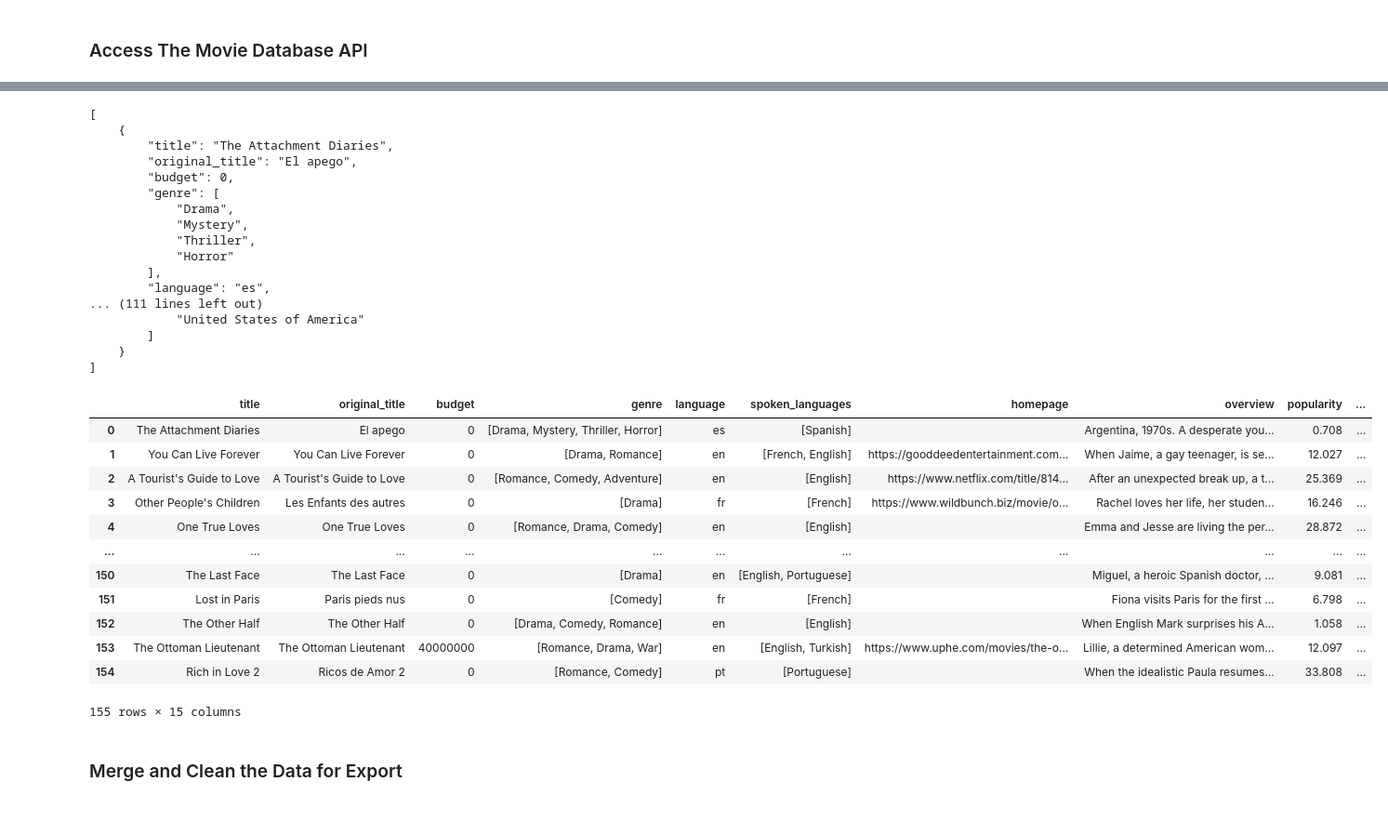
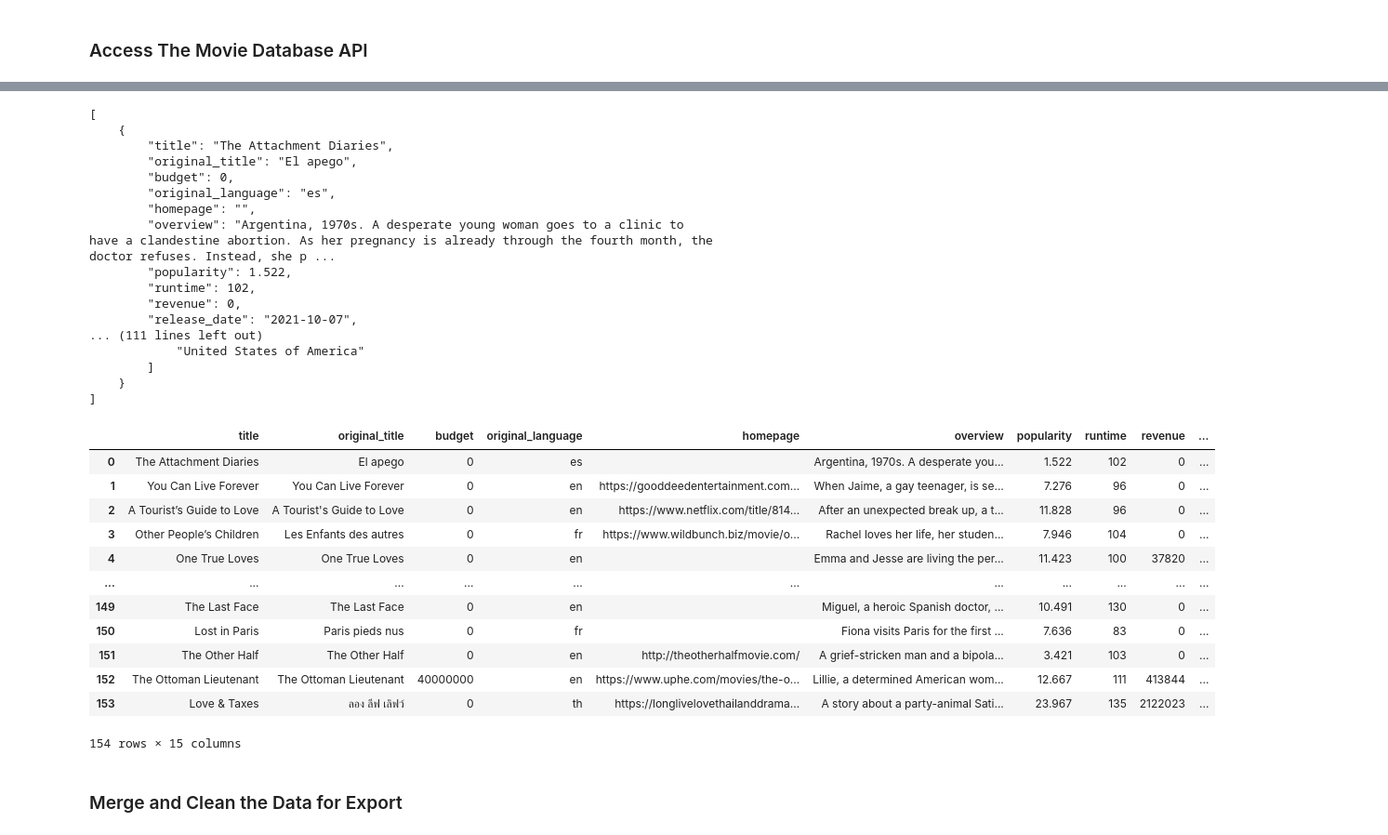
Before and after one commit to ThomasClemons/data_sourcing_challenge, a Jupyter notebook: retrieve_movie_data.ipynb, the cells around one changed output, grey strips where cells are left out. Shown at 93% size. Cells and saved outputs as stored; diff of their text form; code cells hidden in the pictures.

```diff
--- a/retrieve_movie_data.ipynb
+++ b/retrieve_movie_data.ipynb
@@ -207,5 +213,6 @@ titles
 # %%
 # Prepare The Movie Database query
 url = "https://api.themoviedb.org/3/search/movie?query="
+details_url = "https://api.themoviedb.org/3/movie/"
+
 tmdb_key_string = "&api_key=" + tmdb_api_key
-title = 'The Attachment Diaries'
@@ -338,19 +377,20 @@ Kedi,’ Rekindling a ‘Love of Life not found.
 # %%
 # Preview the first 5 results in JSON format
 # Use json.dumps with argument indent=4 to format data
+print(json.dumps(tmdb_movies_list[0:5],indent=4))
 # %% [output]
 [
     {
         "title": "The Attachment Diaries",
         "original_title": "El apego",
         "budget": 0,
-        "genre": [
-            "Drama",
-            "Mystery",
-            "Thriller",
-            "Horror"
-        ],
-        "language": "es",
+        "original_language": "es",
+        "homepage": "",
+        "overview": "Argentina, 1970s. A desperate young woman goes to a clinic to have a clandestine abortion. As her pregnancy is already through the fourth month, the doctor refuses. Instead, she p ...
+        "popularity": 1.522,
+        "runtime": 102,
+        "revenue": 0,
+        "release_date": "2021-10-07",
 ... (111 lines left out)
             "United States of America"
         ]
@@ -358,20 +398,22 @@ Kedi,’ Rekindling a ‘Love of Life not found.
 ]
 # %%
 # Convert the results to a DataFrame
+tmdb_movies_df = pd.DataFrame(tmdb_movies_list)
+tmdb_movies_df
 # %% [output]
-|  | title | original_title | budget | genre | language | spoken_languages | homepage | overview | popularity | ... |
-| 0 | The Attachment Diaries | El apego | 0 | [Drama, Mystery, Thriller, Horror] | es | [Spanish] |  | Argentina, 1970s. A desperate you... | 0.708 | ... |
-| 1 | You Can Live Forever | You Can Live Forever | 0 | [Drama, Romance] | en | [French, English] | https://gooddeedentertainment.com... | When Jaime, a gay teenager, is se... | 12.027 | ... |
-| 2 | A Tourist's Guide to Love | A Tourist's Guide to Love | 0 | [Romance, Comedy, Adventure] | en | [English] | https://www.netflix.com/title/814... | After an unexpected break up, a t... | 25.369 | ... |
-| 3 | Other People's Children | Les Enfants des autres | 0 | [Drama] | fr | [French] | https://www.wildbunch.biz/movie/o... | Rachel loves her life, her studen... | 16.246 | ... |
-| 4 | One True Loves | One True Loves | 0 | [Romance, Drama, Comedy] | en | [English] |  | Emma and Jesse are living the per... | 28.872 | ... |
+|  | title | original_title | budget | original_language | homepage | overview | popularity | runtime | revenue | ... |
+| 0 | The Attachment Diaries | El apego | 0 | es |  | Argentina, 1970s. A desperate you... | 1.522 | 102 | 0 | ... |
+| 1 | You Can Live Forever | You Can Live Forever | 0 | en | https://gooddeedentertainment.com... | When Jaime, a gay teenager, is se... | 7.276 | 96 | 0 | ... |
+| 2 | A Tourist’s Guide to Love | A Tourist's Guide to Love | 0 | en | https://www.netflix.com/title/814... | After an unexpected break up, a t... | 11.828 | 96 | 0 | ... |
+| 3 | Other People’s Children | Les Enfants des autres | 0 | fr | https://www.wildbunch.biz/movie/o... | Rachel loves her life, her studen... | 7.946 | 104 | 0 | ... |
+| 4 | One True Loves | One True Loves | 0 | en |  | Emma and Jesse are living the per... | 11.423 | 100 | 37820 | ... |
 | ... | ... | ... | ... | ... | ... | ... | ... | ... | ... | ... |
-| 150 | The Last Face | The Last Face | 0 | [Drama] | en | [English, Portuguese] |  | Miguel, a heroic Spanish doctor, ... | 9.081 | ... |
-| 151 | Lost in Paris | Paris pieds nus | 0 | [Comedy] | fr | [French] |  | Fiona visits Paris for the first ... | 6.798 | ... |
-| 152 | The Other Half | The Other Half | 0 | [Drama, Comedy, Romance] | en | [English] |  | When English Mark surprises his A... | 1.058 | ... |
-| 153 | The Ottoman Lieutenant | The Ottoman Lieutenant | 40000000 | [Romance, Drama, War] | en | [English, Turkish] | https://www.uphe.com/movies/the-o... | Lillie, a determined American wom... | 12.097 | ... |
-| 154 | Rich in Love 2 | Ricos de Amor 2 | 0 | [Romance, Comedy] | pt | [Portuguese] |  | When the idealistic Paula resumes... | 33.808 | ... |
+| 149 | The Last Face | The Last Face | 0 | en |  | Miguel, a heroic Spanish doctor, ... | 10.491 | 130 | 0 | ... |
+| 150 | Lost in Paris | Paris pieds nus | 0 | fr |  | Fiona visits Paris for the first ... | 7.636 | 83 | 0 | ... |
+| 151 | The Other Half | The Other Half | 0 | en | http://theotherhalfmovie.com/ | A grief-stricken man and a bipola... | 3.421 | 103 | 0 | ... |
+| 152 | The Ottoman Lieutenant | The Ottoman Lieutenant | 40000000 | en | https://www.uphe.com/movies/the-o... | Lillie, a determined American wom... | 12.667 | 111 | 413844 | ... |
+| 153 | Love & Taxes | ลอง ลีฟ เลิฟว์ | 0 | th | https://longlivelovethailanddrama... | A story about a party-animal Sati... | 23.967 | 135 | 2122023 | ... |
-155 rows × 15 columns
+154 rows × 15 columns
 # %% [markdown]
 ### Merge and Clean the Data for Export
 # %%
```
Also changed, not shown: parts of 9 cells of this notebook.
